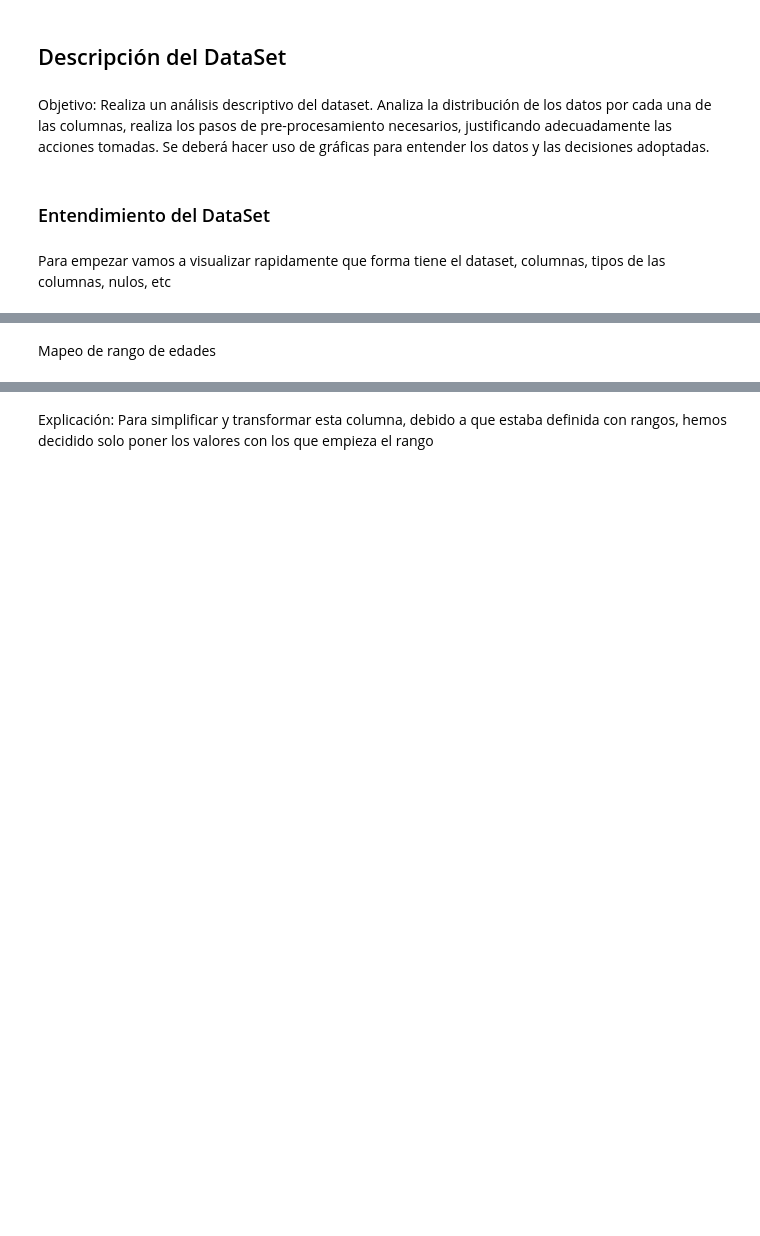
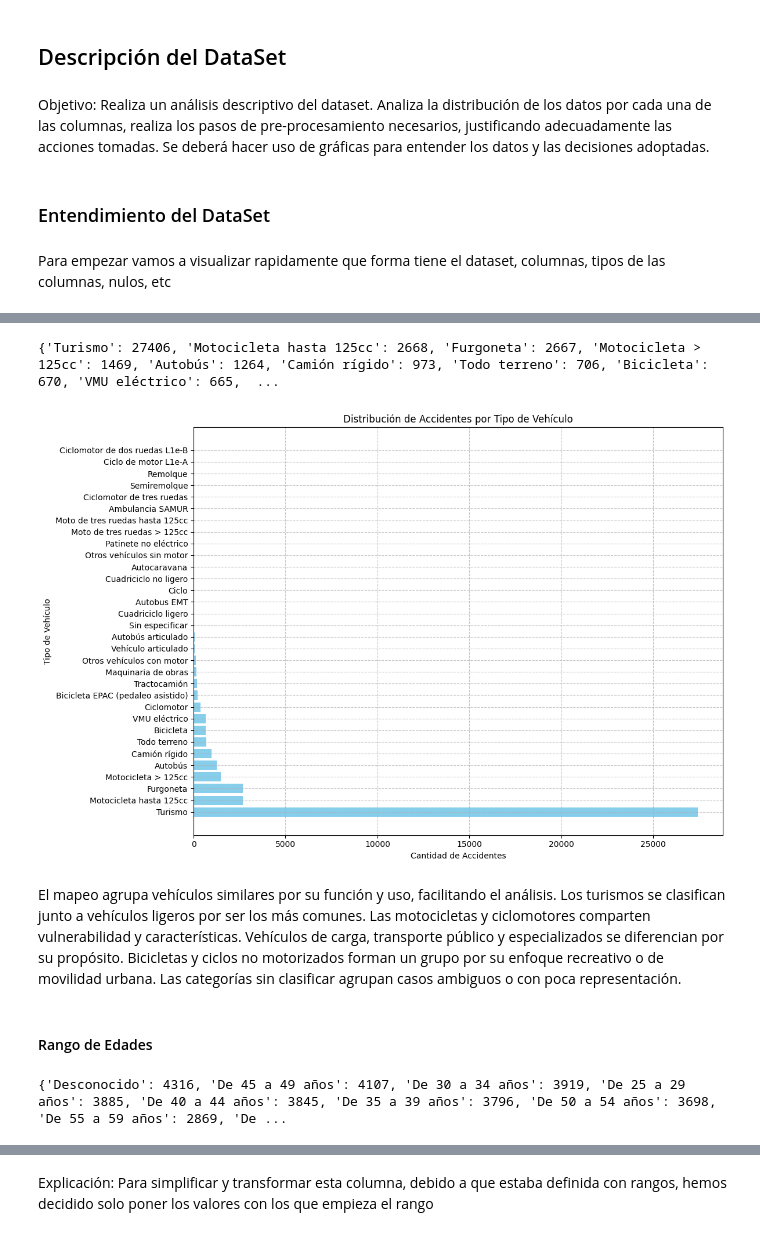
Before and after one commit to AndreesBenitoo/Practica_noSupervisado_Andres_Pedro, a Jupyter notebook: 1_jerarquico.ipynb, the cells around one changed output, grey strips where cells are left out. Drawn from its saved outputs; the diff is of its cells as text; code cells hidden in the pictures; blank space fills up the shorter version.

```diff
--- a/1_jerarquico.ipynb
+++ b/1_jerarquico.ipynb
@@ -248,3 +337,27 @@ df['tipo_vehiculo'].value_counts()
+# %%
+# Crear el diccionario automáticamente desde el DataFrame
+conteo_vehiculos_dict = df['tipo_vehiculo'].value_counts().to_dict()
+
+# Mostrar el diccionario
+print(conteo_vehiculos_dict)
+# %% [output]
+{'Turismo': 27406, 'Motocicleta hasta 125cc': 2668, 'Furgoneta': 2667, 'Motocicleta > 125cc': 1469, 'Autobús': 1264, 'Camión rígido': 973, 'Todo terreno': 706, 'Bicicleta': 670, 'VMU eléctrico': 665,  ...
+# %%
+# Crear gráfico de barras
+plt.figure(figsize=(12, 8))
+plt.barh(list(conteo_vehiculos_dict.keys()), list(conteo_vehiculos_dict.values()), color='skyblue',)
+plt.xlabel('Cantidad de Accidentes')
+plt.ylabel('Tipo de Vehículo')
+plt.title('Distribución de Accidentes por Tipo de Vehículo')
+plt.tight_layout()
+plt.grid(linestyle='--', alpha=0.7)
+# Mostrar gráfico
+plt.show()
+# %% [output]
+[figure, added]
+# %% [markdown]
+
+El mapeo agrupa vehículos similares por su función y uso, facilitando el análisis. Los turismos se clasifican junto a vehículos ligeros por ser los más comunes. Las motocicletas y ciclomotores comparten vulnerabilidad y características. Vehículos de carga, transporte público y especializados se diferencian por su propósito. Bicicletas y ciclos no motorizados forman un grupo por su enfoque recreativo o de movilidad urbana. Las categorías sin clasificar agrupan casos ambiguos o con poca representación.
 # %%
 map_vehiculos = {
     'Turismo': 'Turismos y vehículos ligeros',
@@ -282,5 +395,13 @@ map_vehiculos = {
 }
 # %%
 df['tipo_vehiculo'] = df['tipo_vehiculo'].map(map_vehiculos)
-# %% [markdown]
-Mapeo de rango de edades
+# %% [markdown]
+#### Rango de Edades
+# %%
+# Crear el diccionario automáticamente desde el DataFrame
+conteo_rango_edad = df['rango_edad'].value_counts().to_dict()
+
+# Mostrar el diccionario
+print(conteo_rango_edad)
+# %% [output]
+{'Desconocido': 4316, 'De 45 a 49 años': 4107, 'De 30 a 34 años': 3919, 'De 25 a 29 años': 3885, 'De 40 a 44 años': 3845, 'De 35 a 39 años': 3796, 'De 50 a 54 años': 3698, 'De 55 a 59 años': 2869, 'De ...
```
Also changed, not shown: parts of 78 cells of this notebook.
